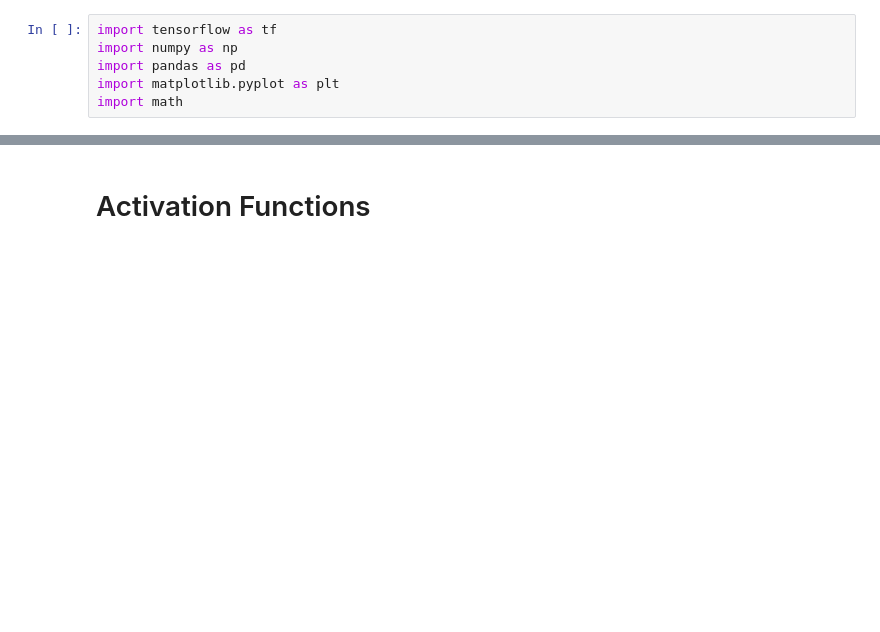
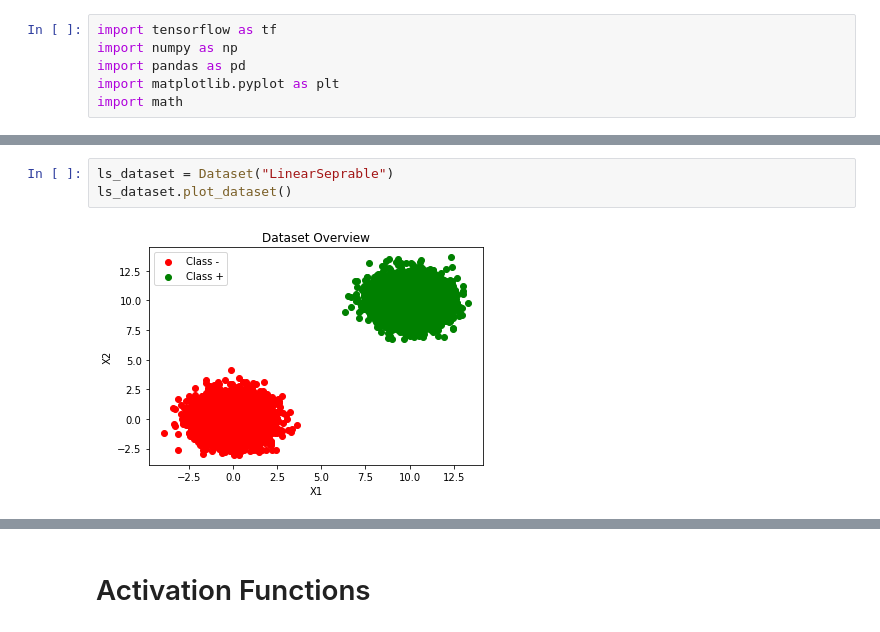
Before and after one commit to AUT-Student/NN-HW2, a Jupyter notebook: NN_HW1.ipynb, the cells around one changed output, grey strips where cells are left out. Drawn from its saved outputs; the diff is of its cells as text; blank space fills up the shorter version.

Commit message:
Combine and Refine datasets

```diff
--- a/NN_HW1.ipynb
+++ b/NN_HW1.ipynb
@@ -86,0 +108,5 @@ test_dataset = dataset[8000:]
+# %%
+ls_dataset = Dataset("LinearSeprable")
+ls_dataset.plot_dataset()
+# %% [output]
+[figure, added]
```
Also changed, not shown: parts of 14 cells of this notebook.
